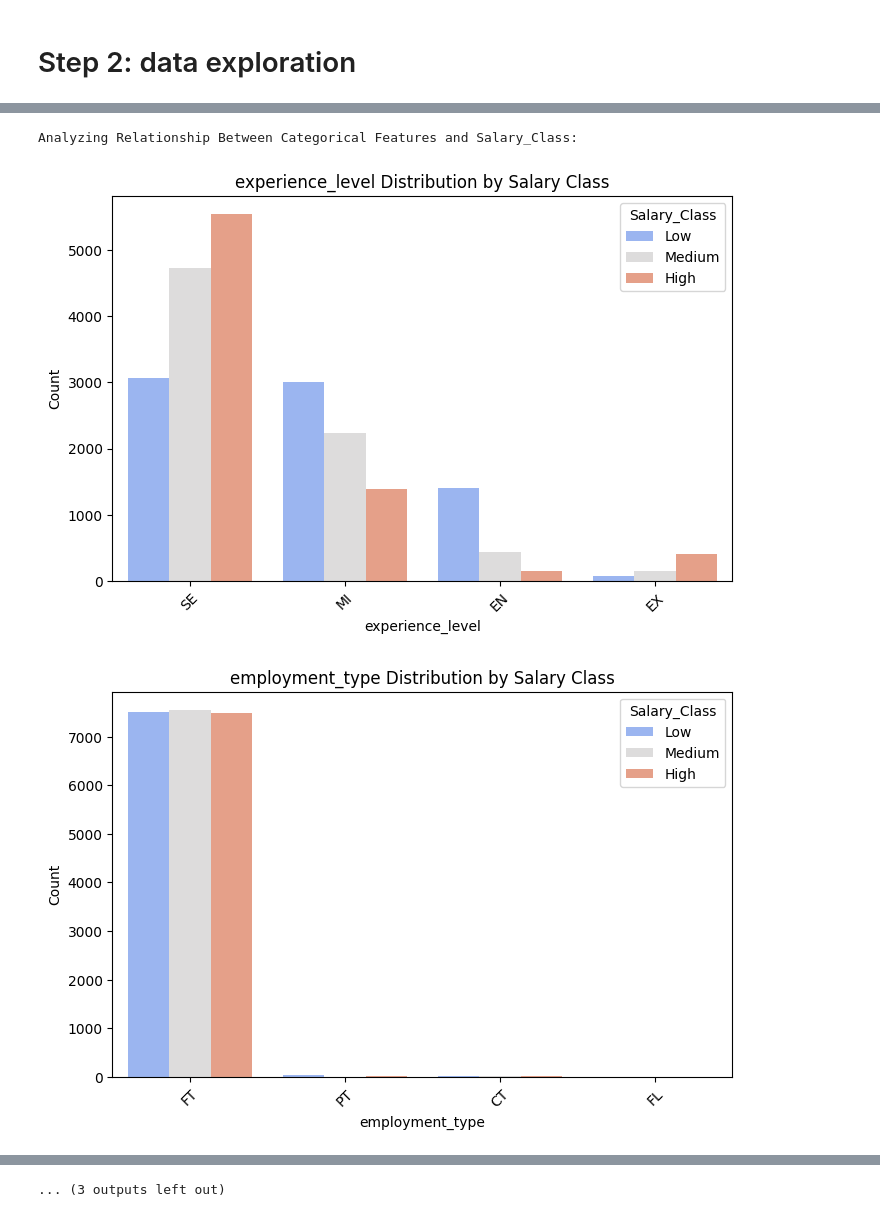
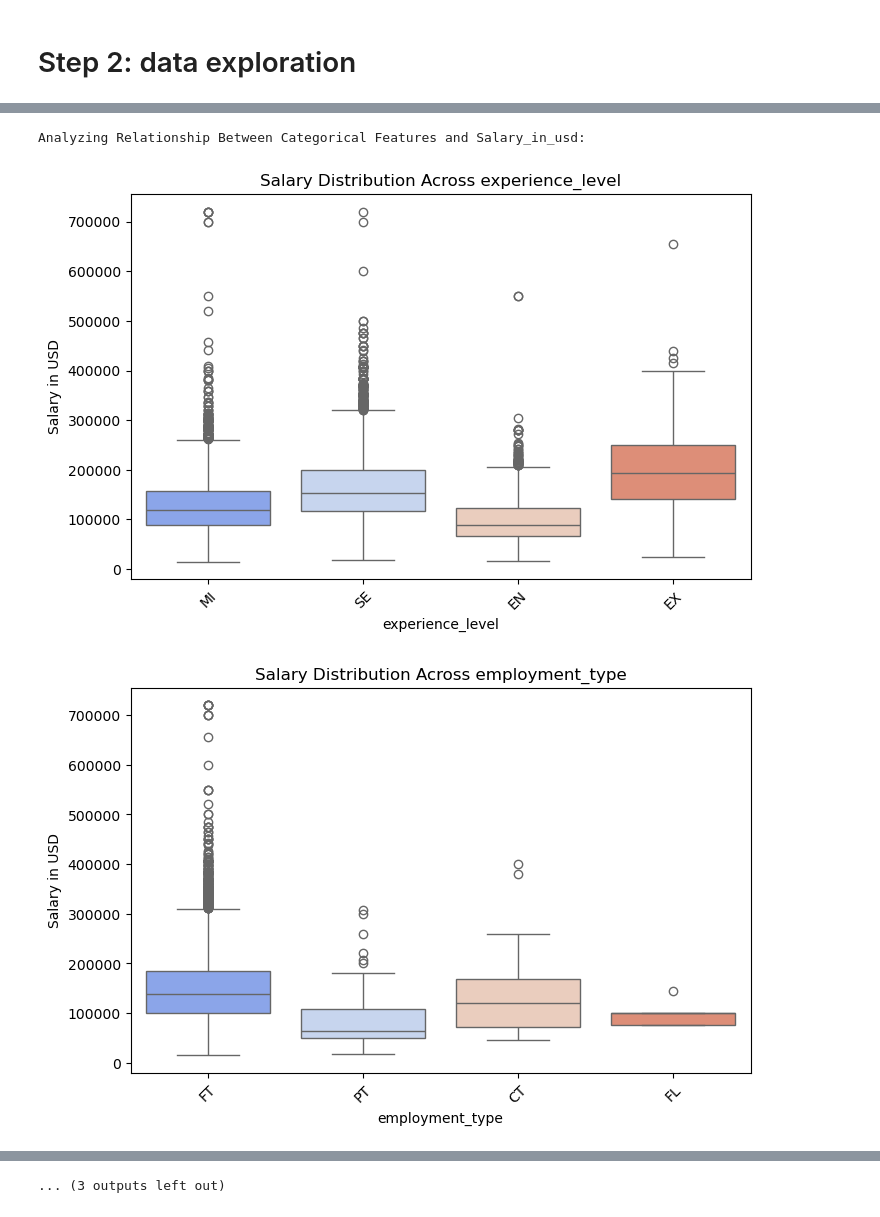
Before and after one commit to isnotJack/AI-project, a Jupyter notebook: test.ipynb, the cells around one changed output, grey strips where cells are left out. Saved outputs shown, nothing was run; the diff lists cells and outputs as text; code cells hidden in the pictures.

```diff
--- a/test.ipynb
+++ b/test.ipynb
@@ -244,44 +175,38 @@ for column in features_no_problem:
 for column in features_problematic:
     top_15 = df[column].value_counts().head(15).index
     plt.figure(figsize=(10, 5))
-    sns.countplot(x=column, data=df[df[column].isin(top_15)], hue=column,
-                  palette='viridis', order=top_15, legend=False)
+    sns.countplot(x=column, data=df[df[column].isin(top_15)], hue=column, palette='viridis',
+                  order=top_15, legend=False)
     plt.title(f"Top 15 Distribution of {column}")
     plt.xlabel(column)
     plt.ylabel("Count")
     plt.xticks(rotation=45)
     plt.show()
 
+# 2. Relationship Between Categorical Features and Target Variable (salary_in_usd)
+print("\nAnalyzing Relationship Between Categorical Features and Salary_in_usd:")
 
-# 2. Relationship Between Categorical Features and Target Variable (Salary_Class)
-if 'Salary_Class' in df.columns:
-    print("\nAnalyzing Relationship Between Categorical Features and Salary_Class:")
+# Features without problems
+for column in features_no_problem:
+    plt.figure(figsize=(8, 5))
+    sns.boxplot(x=column, y='salary_in_usd', hue=column, data=df, palette='coolwarm', legend=False)
+    plt.title(f"Salary Distribution Across {column}")
+    plt.xlabel(column)
+    plt.ylabel("Salary in USD")
+    plt.xticks(rotation=45)
+    plt.show()
 
-    # Features without problems
-    for column in features_no_problem:
-        plt.figure(figsize=(8, 5))
-        sns.countplot(x=column, hue='Salary_Class', data=df, palette='coolwarm',
-                    order=df[column].value_counts().index)
-        plt.title(f"{column} Distribution by Salary Class")
-        plt.xlabel(column)
-        plt.ylabel("Count")
-        plt.xticks(rotation=45)
-        plt.show()
-
-    # Features with many categories: showing top 15
-    for column in features_problematic:
-        top_15 = df[column].value_counts().head(15).index
-        plt.figure(figsize=(10, 5))
-        sns.countplot(x=column, hue='Salary_Class', data=df[df[column].isin(top_15)],
-                    palette='coolwarm', order=top_15)
-        plt.title(f"Top 15 {column} Distribution by Salary Class")
-        plt.xlabel(column)
-        plt.ylabel("Count")
-        plt.xticks(rotation=45)
-        plt.show()
-
-else:
-    print("\nWarning: 'Salary_Class' not found. Ensure target variable creation is complete.")
+# Features with many categories: showing top 15
+for column in features_problematic:
+    top_15 = df[column].value_counts().head(15).index
+    plt.figure(figsize=(10, 5))
+    sns.boxplot(x=column, y='salary_in_usd', hue=column, data=df[df[column].isin(top_15)],
+                palette='coolwarm', legend=False)
+    plt.title(f"Salary Distribution Across Top 15 {column}")
+    plt.xlabel(column)
+    plt.ylabel("Salary in USD")
+    plt.xticks(rotation=45)
+    plt.show()
 # %% [output]
 [figure]
 [figure]
@@ -291,5 +216,5 @@ else:
 [figure]
 [figure]
-Analyzing Relationship Between Categorical Features and Salary_Class:
+Analyzing Relationship Between Categorical Features and Salary_in_usd:
-[figure, old version]
+[figure, new version]
-[figure, old version]
+[figure, new version]
```
Also changed, not shown: parts of 27 cells of this notebook, 1 other file.
